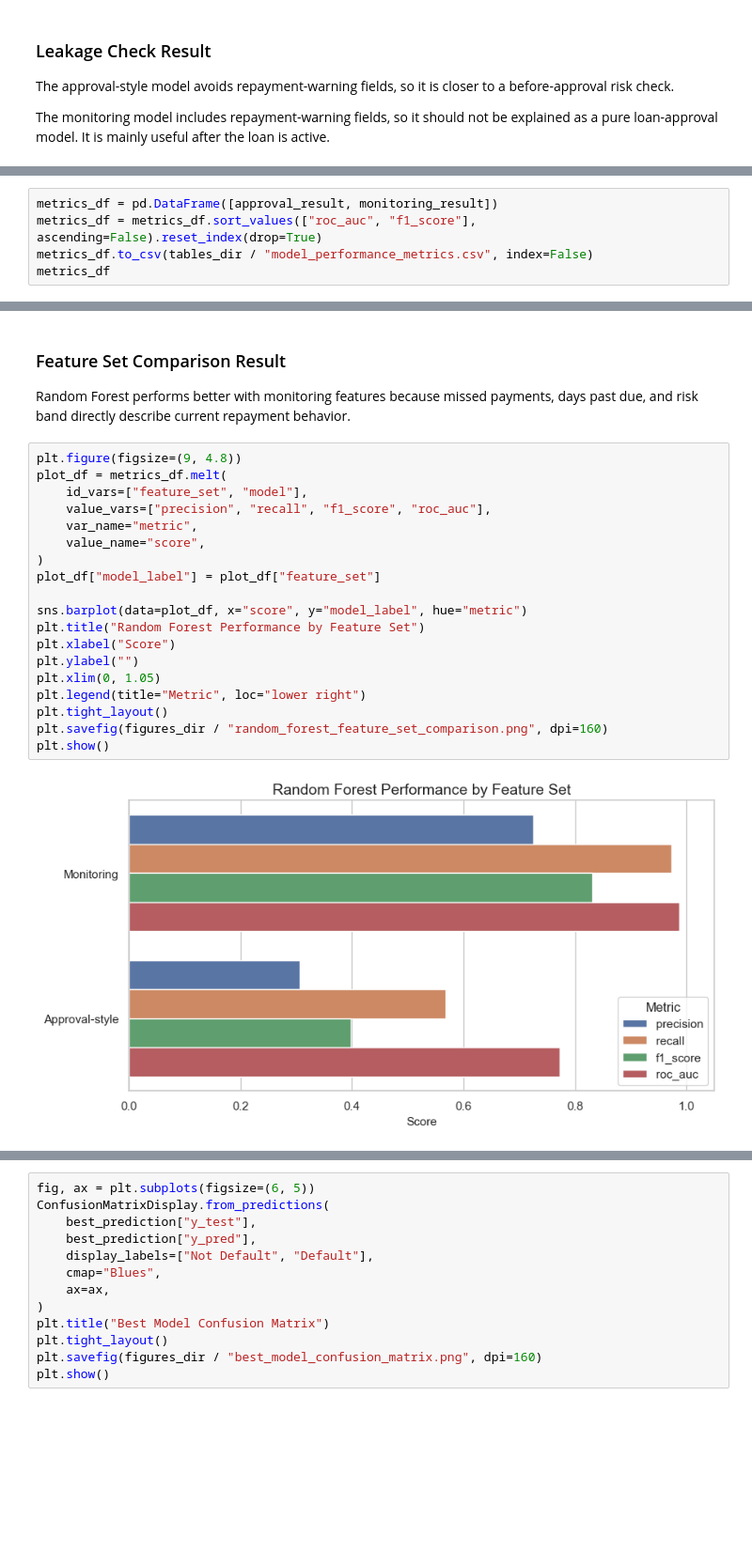
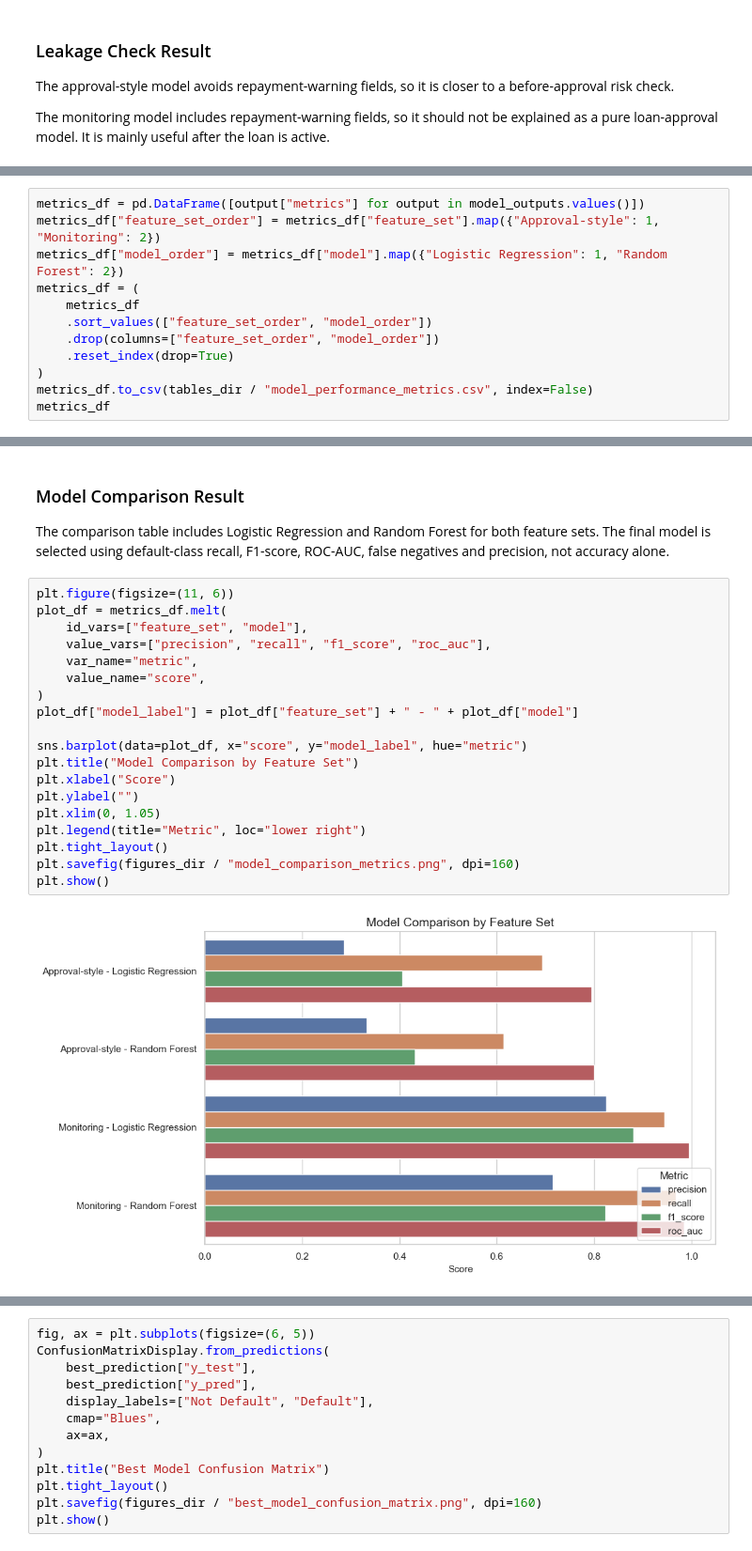
Before and after one commit to ANUKOOL324/Data_Analytics, a Jupyter notebook: Projects/banking-customer-analytics/notebooks/04_default_prediction_model.ipynb, the cells around one changed output, grey strips where cells are left out. Shown at 94% size. Cells and saved outputs as stored; diff of their text form; blank space fills up the shorter version.

Commit message:
correct the split of data and add logistic regression also for coparison purpose

```diff
--- a/Projects/banking-customer-analytics/notebooks/04_default_prediction_model.ipynb
+++ b/Projects/banking-customer-analytics/notebooks/04_default_prediction_model.ipynb
@@ -402,6 +518,13 @@ The monitoring model performs better because missed payments, days past due, and
 # %%
-metrics_df = pd.DataFrame([approval_result, monitoring_result])
-metrics_df = metrics_df.sort_values(["roc_auc", "f1_score"], ascending=False).reset_index(drop=True)
+metrics_df = pd.DataFrame([output["metrics"] for output in model_outputs.values()])
+metrics_df["feature_set_order"] = metrics_df["feature_set"].map({"Approval-style": 1, "Monitoring": 2})
+metrics_df["model_order"] = metrics_df["model"].map({"Logistic Regression": 1, "Random Forest": 2})
+metrics_df = (
+    metrics_df
+    .sort_values(["feature_set_order", "model_order"])
+    .drop(columns=["feature_set_order", "model_order"])
+    .reset_index(drop=True)
+)
 metrics_df.to_csv(tables_dir / "model_performance_metrics.csv", index=False)
 metrics_df
 # %% [output]
@@ -411,26 +536,26 @@ metrics_df
 # %% [markdown]
-### Feature Set Comparison Result
+### Model Comparison Result
 
-Random Forest performs better with monitoring features because missed payments, days past due, and risk band directly describe current repayment behavior.
+The comparison table includes Logistic Regression and Random Forest for both feature sets. The final model is selected using default-class recall, F1-score, ROC-AUC, false negatives and precision, not accuracy alone.
 # %%
-plt.figure(figsize=(9, 4.8))
+plt.figure(figsize=(11, 6))
 plot_df = metrics_df.melt(
     id_vars=["feature_set", "model"],
     value_vars=["precision", "recall", "f1_score", "roc_auc"],
     var_name="metric",
     value_name="score",
 )
-plot_df["model_label"] = plot_df["feature_set"]
+plot_df["model_label"] = plot_df["feature_set"] + " - " + plot_df["model"]
 
 sns.barplot(data=plot_df, x="score", y="model_label", hue="metric")
-plt.title("Random Forest Performance by Feature Set")
+plt.title("Model Comparison by Feature Set")
 plt.xlabel("Score")
 plt.ylabel("")
 plt.xlim(0, 1.05)
 plt.legend(title="Metric", loc="lower right")
 plt.tight_layout()
-plt.savefig(figures_dir / "random_forest_feature_set_comparison.png", dpi=160)
+plt.savefig(figures_dir / "model_comparison_metrics.png", dpi=160)
 plt.show()
 # %% [output]
-[figure, old version]
+[figure, new version]
 # %% [markdown]
```
Also changed, not shown: parts of 28 cells of this notebook, 12 other files.
